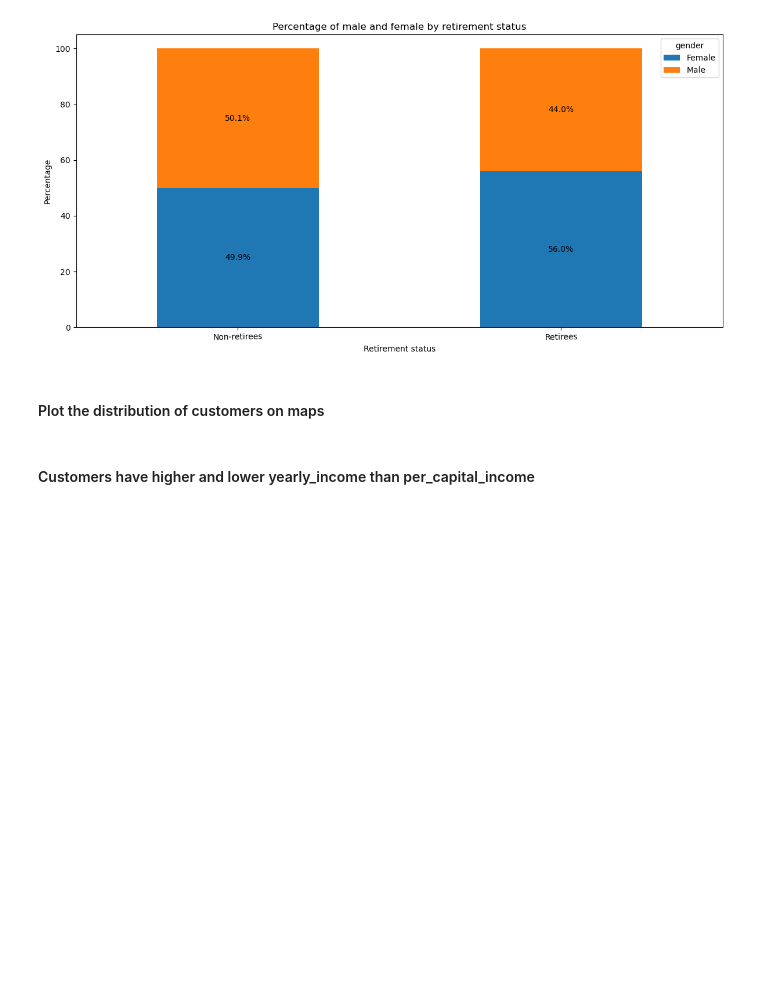
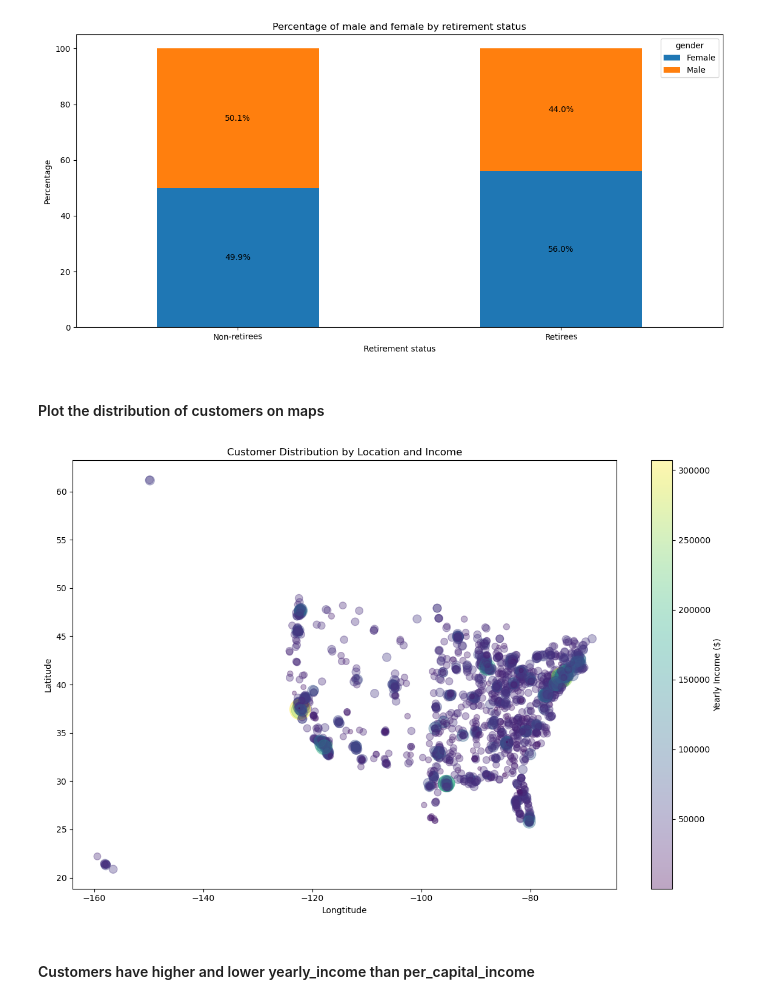
Before and after one commit to TrangPham93/data_analysis_project, a Jupyter notebook: financials_transactions/financial_data.ipynb, the cells around one changed output. Cells and saved outputs as stored; diff of their text form; code cells hidden in the pictures; blank space fills up the shorter version.

Commit message:
analyze user_df

```diff
--- a/financials_transactions/financial_data.ipynb
+++ b/financials_transactions/financial_data.ipynb
@@ -1066,5 +1066,24 @@ plt.show()
 [figure]
 # %% [markdown]
 #### Plot the distribution of customers on maps
+# %%
+fig, ax = plt.subplots(figsize=(12, 8))
+scatter_map = ax.scatter(user_df['longitude'], user_df['latitude'], s=user_df['yearly_income']/500, alpha=0.35, c=user_df['yearly_income'], cmap='viridis')
+ax.set_title("Customer Distribution by Location and Income")
+ax.set_xlabel('Longtitude')
+ax.set_ylabel('Latitude')
+
+# Set the color bar for yearly_income scale
+cbar = plt.colorbar(scatter_map)
+cbar.set_label('Yearly Income ($)')
+
+# Set a clear background
+ax.set_facecolor('none')
+fig.patch.set_facecolor('none')
+
+plt.tight_layout()
+plt.show()
+# %% [output]
+[figure, added]
 # %% [markdown]
 #### Customers have higher and lower yearly_income than per_capital_income
```
Also changed, not shown: parts of 4 cells of this notebook.
